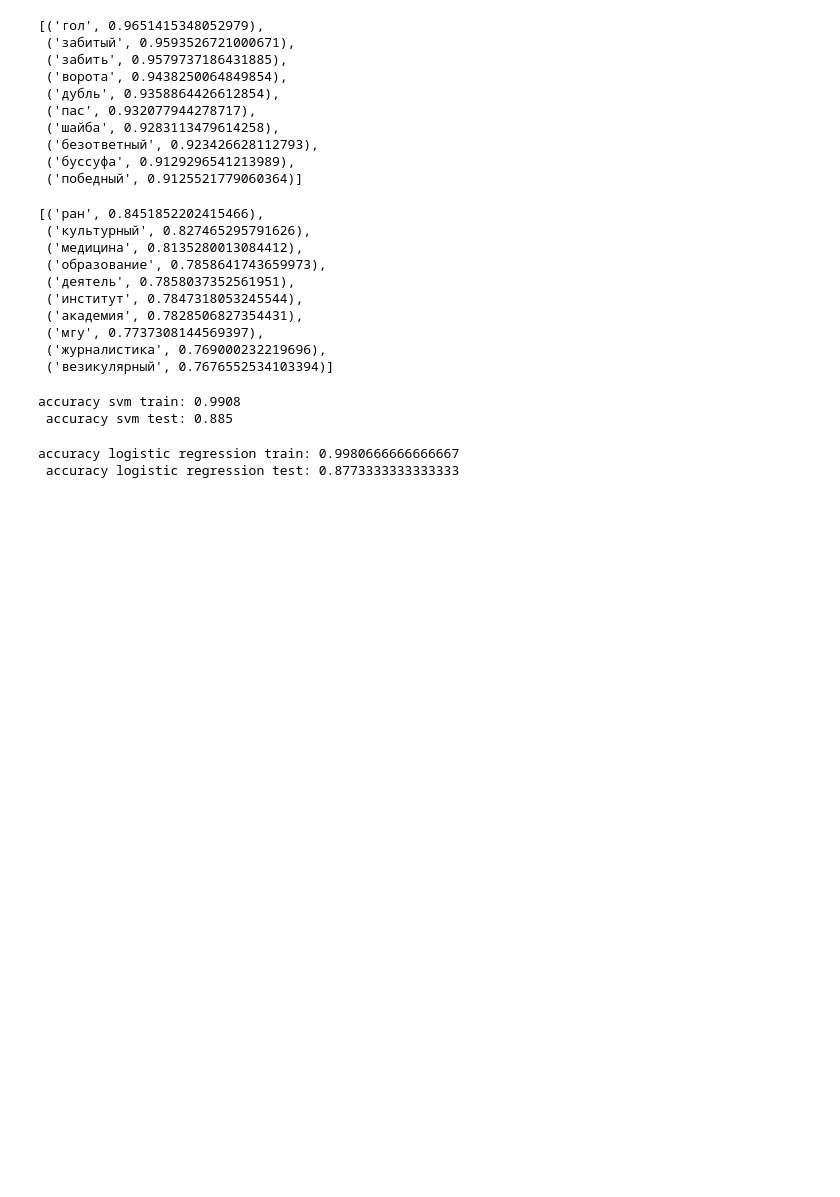
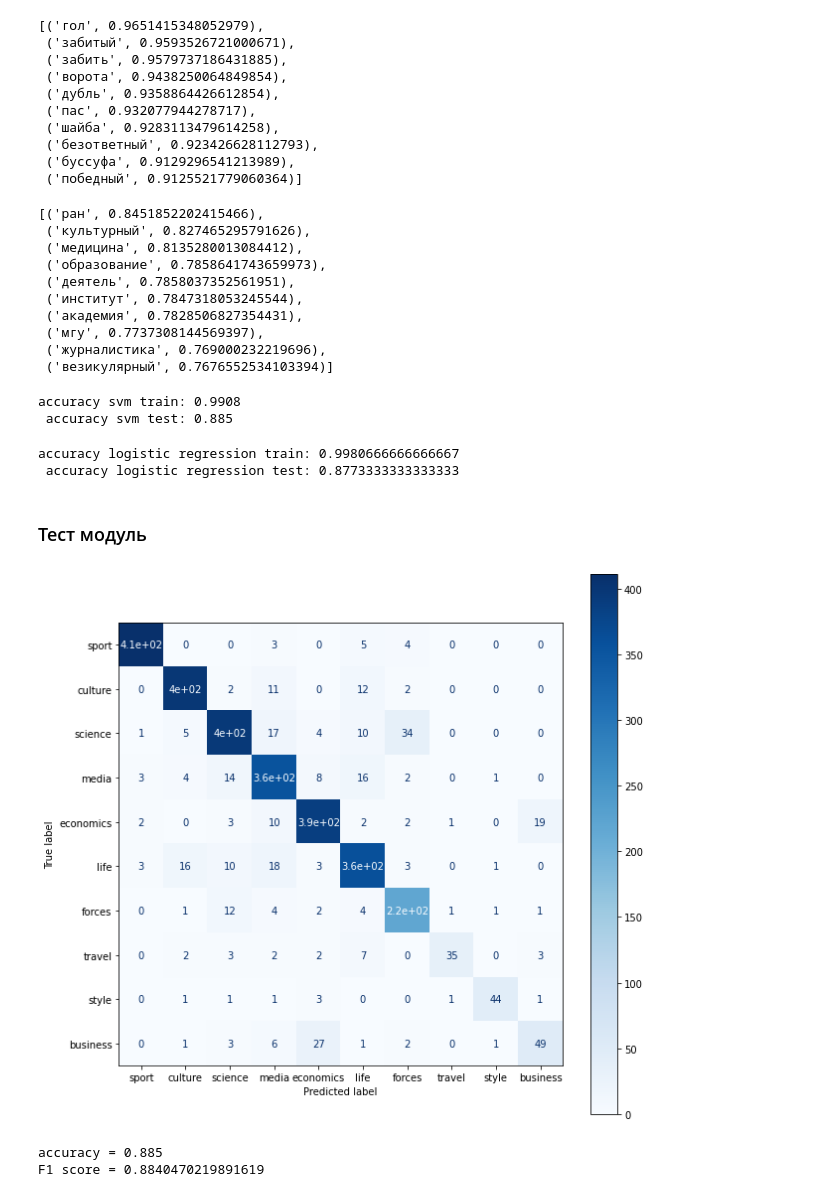
Before and after one commit to infox182/Document-Classification, a Jupyter notebook: Task_6.ipynb, the cells around one changed output. Cells and saved outputs as stored; diff of their text form; code cells hidden in the pictures; blank space fills up the shorter version.

```diff
--- a/Task_6.ipynb
+++ b/Task_6.ipynb
@@ -215,3 +215,36 @@ print(f'accuracy logistic regression train: {accuracy_train}', '\n',f'accuracy l
 # %% [output]
 accuracy logistic regression train: 0.9980666666666667
  accuracy logistic regression test: 0.8773333333333333
+# %% [markdown]
+### Тест модуль
+# %%
+from sklearn.metrics import ConfusionMatrixDisplay
+from sklearn.metrics import confusion_matrix as conf_matr
+from sklearn.metrics import f1_score
+from sklearn.metrics import accuracy_score
+import numpy as np
+import matplotlib.pyplot as plt
+
+def score_test(y_true,y_pred):#на вход истинные метки и предсказанные
+
+    cm = conf_matr(y_true,y_pred) #обычная
+    class_names = list(label_dict.keys())
+
+    #строим графики
+    fig, ax = plt.subplots(figsize=(10, 10))
+    disp = ConfusionMatrixDisplay(confusion_matrix=cm,display_labels=class_names)
+    disp = disp.plot(cmap=plt.cm.Blues,ax=ax)
+
+    plt.show()
+    # print(cm,'\n','\n',cmn,'\n')
+    accuracy = accuracy_score(y_true,y_pred)
+    f1 = f1_score(y_true,y_pred,average = 'weighted')
+    print(f'accuracy = {accuracy}')
+    print(f'F1 score = {f1}')
+# %%
+#SVM
+score_test(y_test,svm.predict(X_test))
+# %% [output]
+[figure, added]
+accuracy = 0.885
+F1 score = 0.8840470219891619
```
Also changed, not shown: parts of 1 cell of this notebook.
